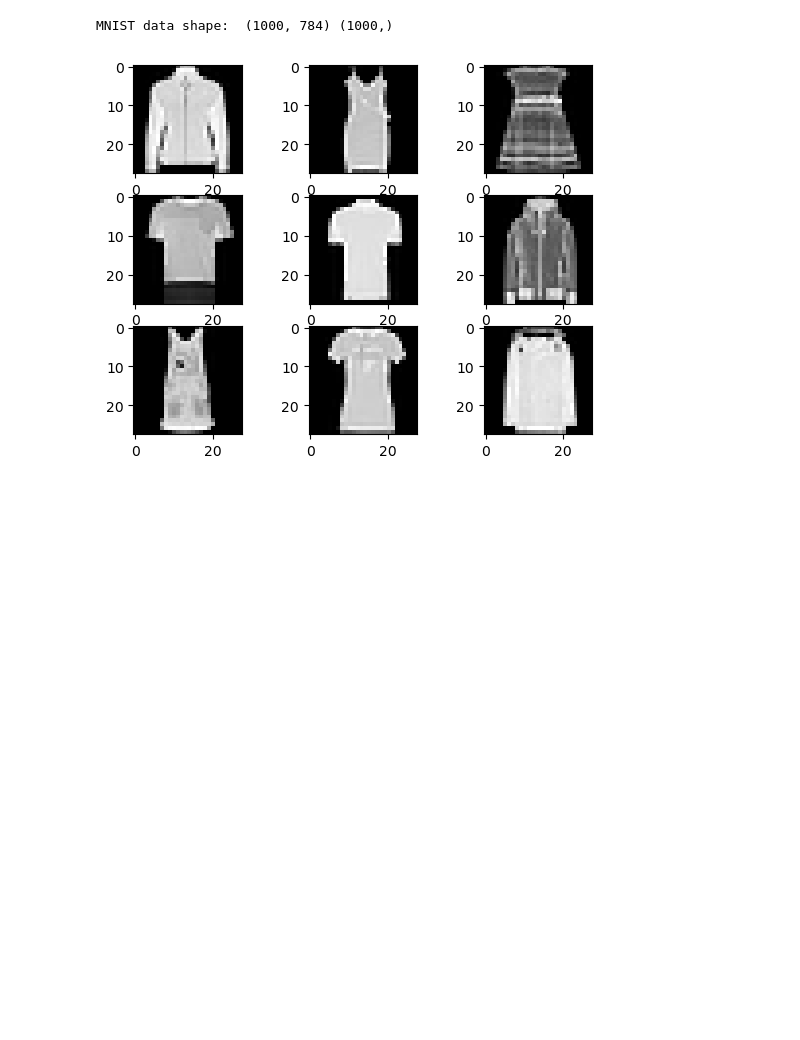
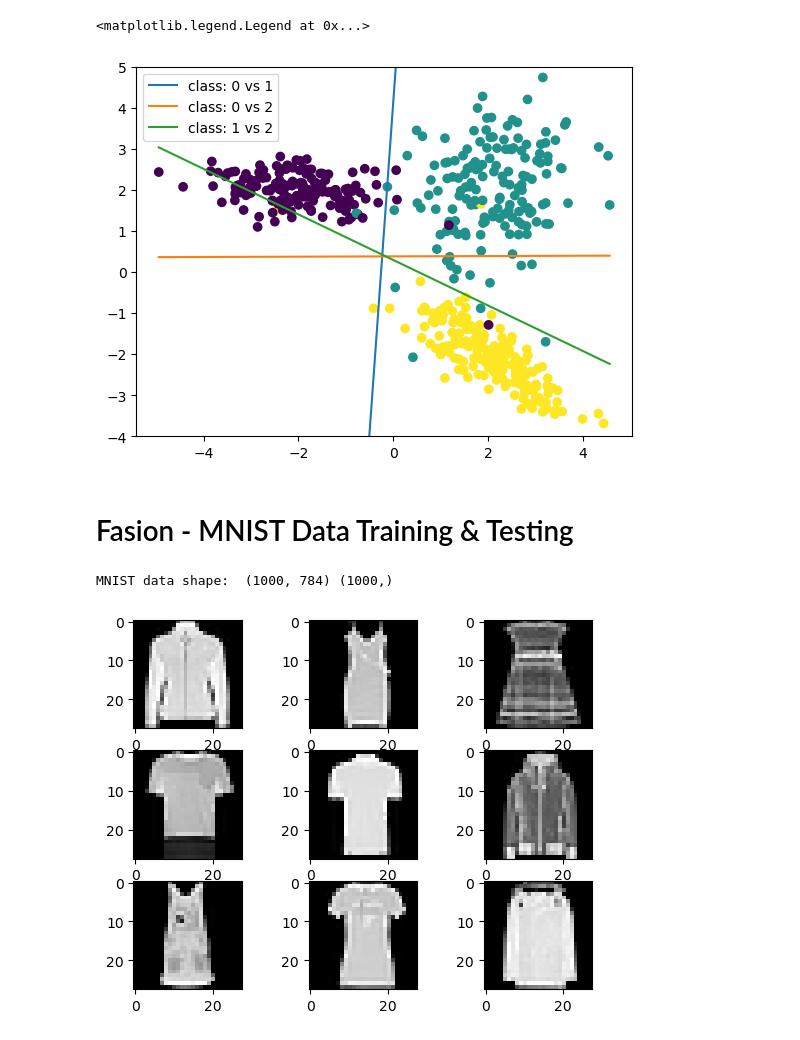
Before and after one commit to tracychiayu/236A-project, a Jupyter notebook: ECE236A_Project_Demo.ipynb, the cells around one changed output. Saved outputs shown, nothing was run; the diff lists cells and outputs as text; code cells hidden in the pictures; blank space fills up the shorter version.

```diff
--- a/ECE236A_Project_Demo.ipynb
+++ b/ECE236A_Project_Demo.ipynb
@@ -46,3 +58,21 @@ accuracy score = 0.972
+# %%
+# Visualize the testing points
+plt.scatter(syn_data['testX'][:, 0], syn_data['testX'][:, 1], c=syn_data['testY'])
+
+# Visualize the decision boundaries (db)
+keys = OvO_clfs.keys()
+for key in keys:
+    W, b = OvO_clfs[key]
+    x1 = np.linspace(min(syn_data['testX'][:, 0]), max(syn_data['testX'][:, 0]), 100)
+    x2 = -(W[0]*x1 + b)/W[1]
+    plt.plot(x1, x2, label=f"class: {int(key[0])} vs {int(key[1])}")
+plt.ylim([-4, 5])
+plt.legend()
+# %% [output]
+<matplotlib.legend.Legend at 0x...>
+[figure, added]
+# %% [markdown]
+# Fasion - MNIST Data Training & Testing
 # %%
 mnist_data = prepare_mnist_data()
 print("MNIST data shape: ", mnist_data['trainX'].shape, mnist_data['trainY'].shape)
```
Also changed, not shown: parts of 9 cells of this notebook, 1 other file.
